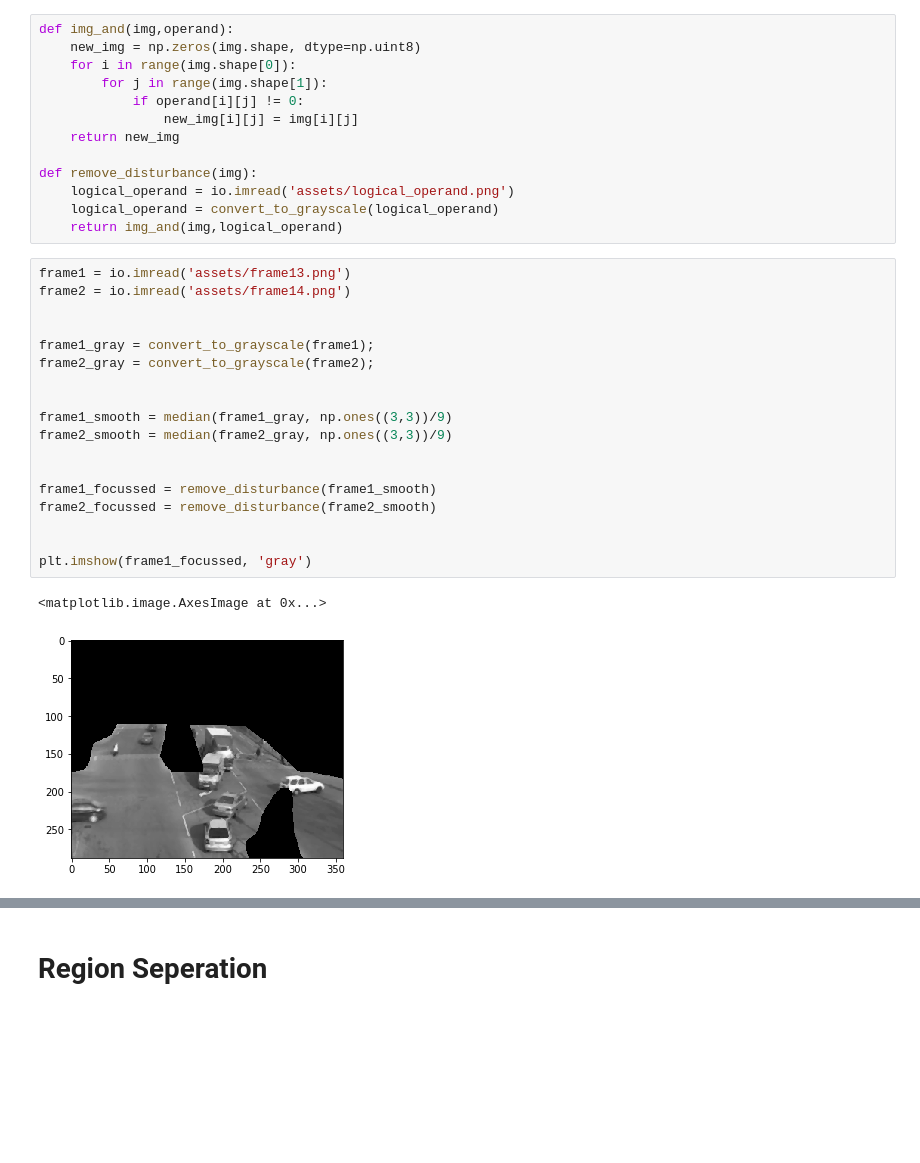
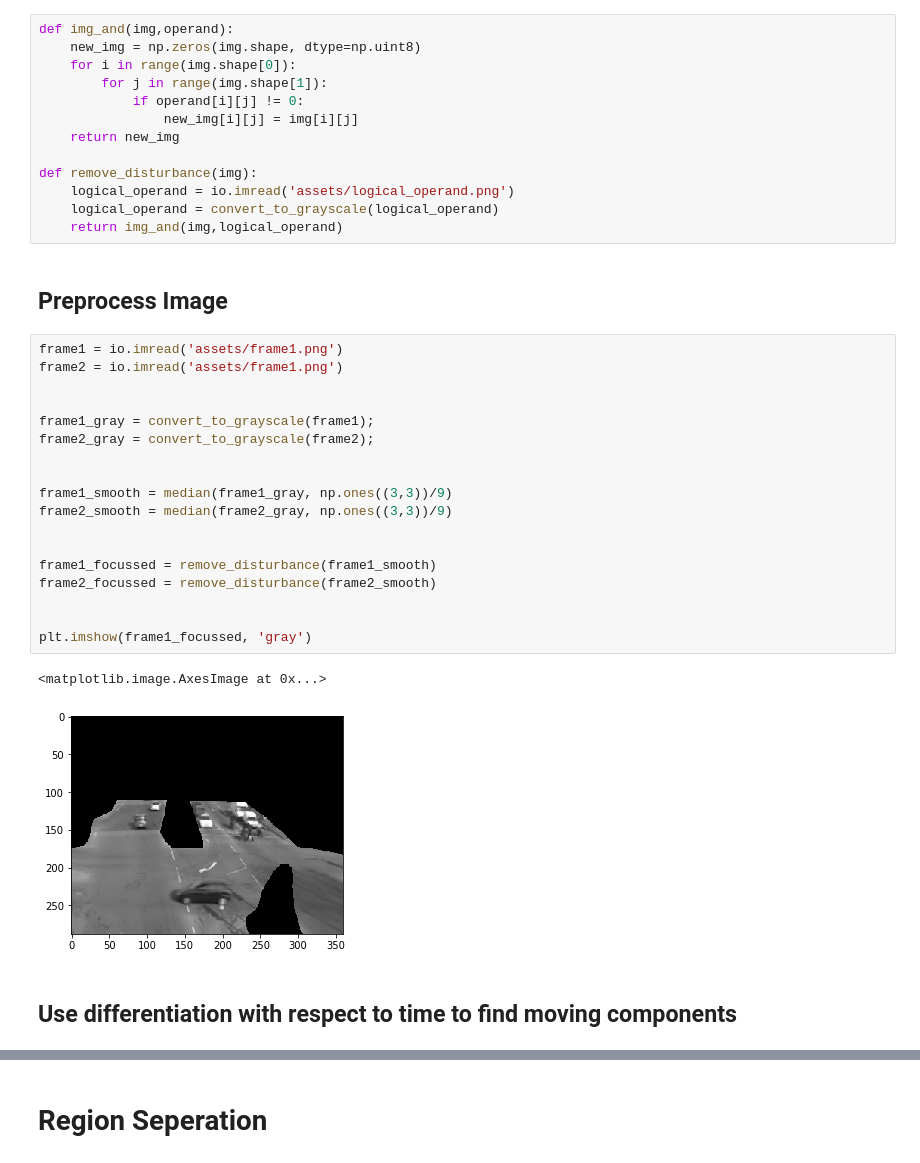
Before and after one commit to Ali-Amin/realtime-smart-traffic-control-system, a Jupyter notebook: main.ipynb, the cells around one changed output, grey strips where cells are left out. Saved outputs shown, nothing was run; the diff lists cells and outputs as text; blank space fills up the shorter version.

```diff
--- a/main.ipynb
+++ b/main.ipynb
@@ -43,27 +46,31 @@ def remove_disturbance(img):
     logical_operand = io.imread('assets/logical_operand.png')
     logical_operand = convert_to_grayscale(logical_operand)
     return img_and(img,logical_operand)
+# %% [markdown]
+## Preprocess Image
 # %%
-frame1 = io.imread('assets/frame13.png')
-frame2 = io.imread('assets/frame14.png')
+frame1 = io.imread('assets/frame1.png')
+frame2 = io.imread('assets/frame1.png')
 
 
 frame1_gray = convert_to_grayscale(frame1);
 frame2_gray = convert_to_grayscale(frame2);
 
 
 frame1_smooth = median(frame1_gray, np.ones((3,3))/9)
 frame2_smooth = median(frame2_gray, np.ones((3,3))/9)
 
 
 frame1_focussed = remove_disturbance(frame1_smooth)
 frame2_focussed = remove_disturbance(frame2_smooth)
 
 
 plt.imshow(frame1_focussed, 'gray')
 # %% [output]
 <matplotlib.image.AxesImage at 0x...>
-[figure, old version]
+[figure, new version]
+# %% [markdown]
+## Use differentiation with respect to time to find moving components
 # %%
 def frame_difference(f1,f2):
     result = np.zeros(f1.shape, dtype=np.uint8)
```
Also changed, not shown: parts of 15 cells of this notebook, 15 other files.
